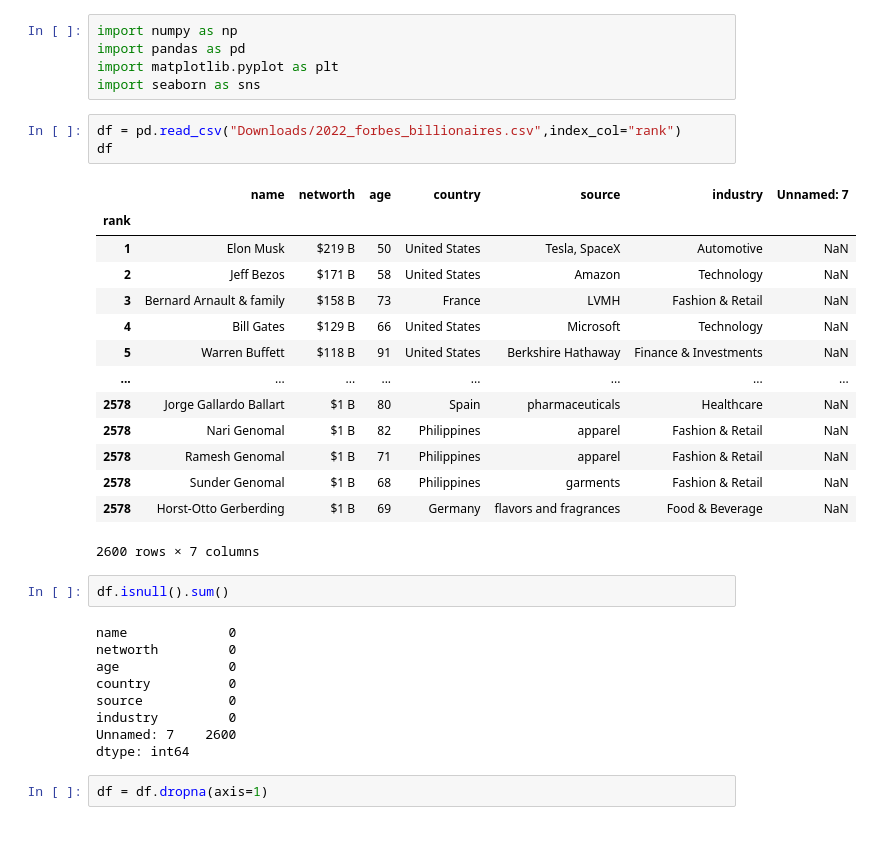
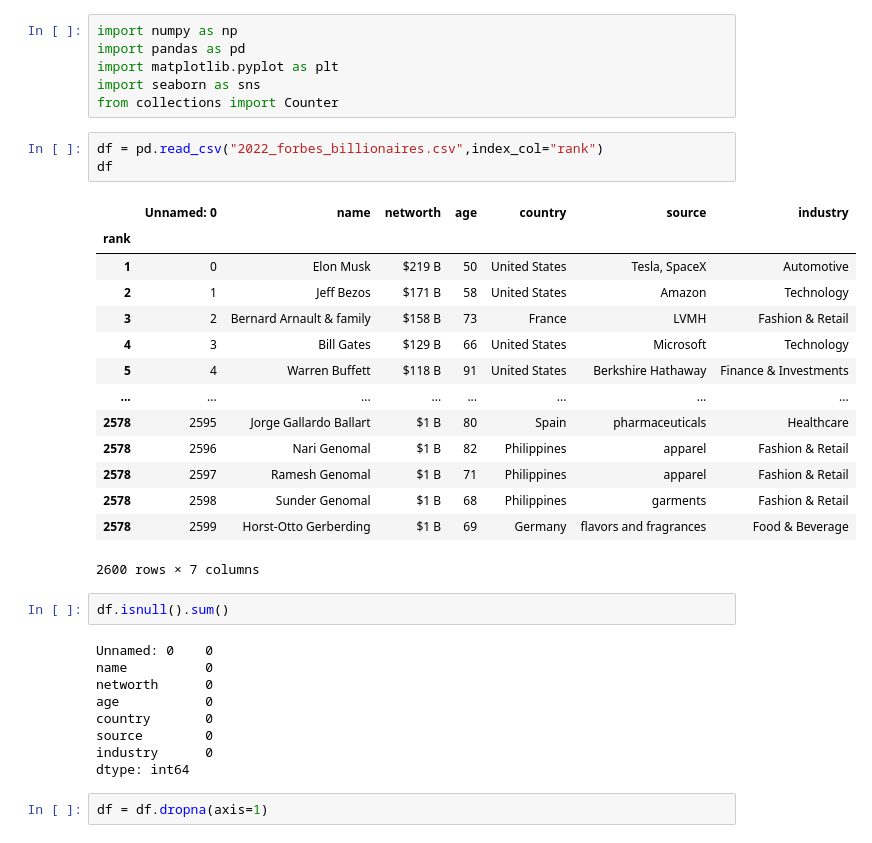
Before and after one commit to itsmegarvi/Data-Science-mini-Projects, a Jupyter notebook: Billionare Analysis 2022/Billionares Analysis EDA.ipynb, the cells around one changed output. Saved outputs shown, nothing was run; the diff lists cells and outputs as text.

```diff
--- a/Billionare Analysis 2022/Billionares Analysis EDA.ipynb
+++ b/Billionare Analysis 2022/Billionares Analysis EDA.ipynb
@@ -3,34 +3,35 @@ import numpy as np
 import pandas as pd
 import matplotlib.pyplot as plt
 import seaborn as sns
+from collections import Counter
 # %%
-df = pd.read_csv("Downloads/2022_forbes_billionaires.csv",index_col="rank")
+df = pd.read_csv("2022_forbes_billionaires.csv",index_col="rank")
 df
 # %% [output]
-|  | name | networth | age | country | source | industry | Unnamed: 7 |
+|  | Unnamed: 0 | name | networth | age | country | source | industry |
 | rank |  |  |  |  |  |  |  |
-| 1 | Elon Musk | $219 B | 50 | United States | Tesla, SpaceX | Automotive | NaN |
-| 2 | Jeff Bezos | $171 B | 58 | United States | Amazon | Technology | NaN |
-| 3 | Bernard Arnault & family | $158 B | 73 | France | LVMH | Fashion & Retail | NaN |
-| 4 | Bill Gates | $129 B | 66 | United States | Microsoft | Technology | NaN |
-| 5 | Warren Buffett | $118 B | 91 | United States | Berkshire Hathaway | Finance & Investments | NaN |
+| 1 | 0 | Elon Musk | $219 B | 50 | United States | Tesla, SpaceX | Automotive |
+| 2 | 1 | Jeff Bezos | $171 B | 58 | United States | Amazon | Technology |
+| 3 | 2 | Bernard Arnault & family | $158 B | 73 | France | LVMH | Fashion & Retail |
+| 4 | 3 | Bill Gates | $129 B | 66 | United States | Microsoft | Technology |
+| 5 | 4 | Warren Buffett | $118 B | 91 | United States | Berkshire Hathaway | Finance & Investments |
 | ... | ... | ... | ... | ... | ... | ... | ... |
-| 2578 | Jorge Gallardo Ballart | $1 B | 80 | Spain | pharmaceuticals | Healthcare | NaN |
-| 2578 | Nari Genomal | $1 B | 82 | Philippines | apparel | Fashion & Retail | NaN |
-| 2578 | Ramesh Genomal | $1 B | 71 | Philippines | apparel | Fashion & Retail | NaN |
-| 2578 | Sunder Genomal | $1 B | 68 | Philippines | garments | Fashion & Retail | NaN |
-| 2578 | Horst-Otto Gerberding | $1 B | 69 | Germany | flavors and fragrances | Food & Beverage | NaN |
+| 2578 | 2595 | Jorge Gallardo Ballart | $1 B | 80 | Spain | pharmaceuticals | Healthcare |
+| 2578 | 2596 | Nari Genomal | $1 B | 82 | Philippines | apparel | Fashion & Retail |
+| 2578 | 2597 | Ramesh Genomal | $1 B | 71 | Philippines | apparel | Fashion & Retail |
+| 2578 | 2598 | Sunder Genomal | $1 B | 68 | Philippines | garments | Fashion & Retail |
+| 2578 | 2599 | Horst-Otto Gerberding | $1 B | 69 | Germany | flavors and fragrances | Food & Beverage |
 2600 rows × 7 columns
 # %%
 df.isnull().sum()
 # %% [output]
-name             0
-networth         0
-age              0
-country          0
-source           0
-industry         0
-Unnamed: 7    2600
+Unnamed: 0    0
+name          0
+networth      0
+age           0
+country       0
+source        0
+industry      0
 dtype: int64
 # %%
 df = df.dropna(axis=1)
```
Also changed, not shown: parts of 20 cells of this notebook.
